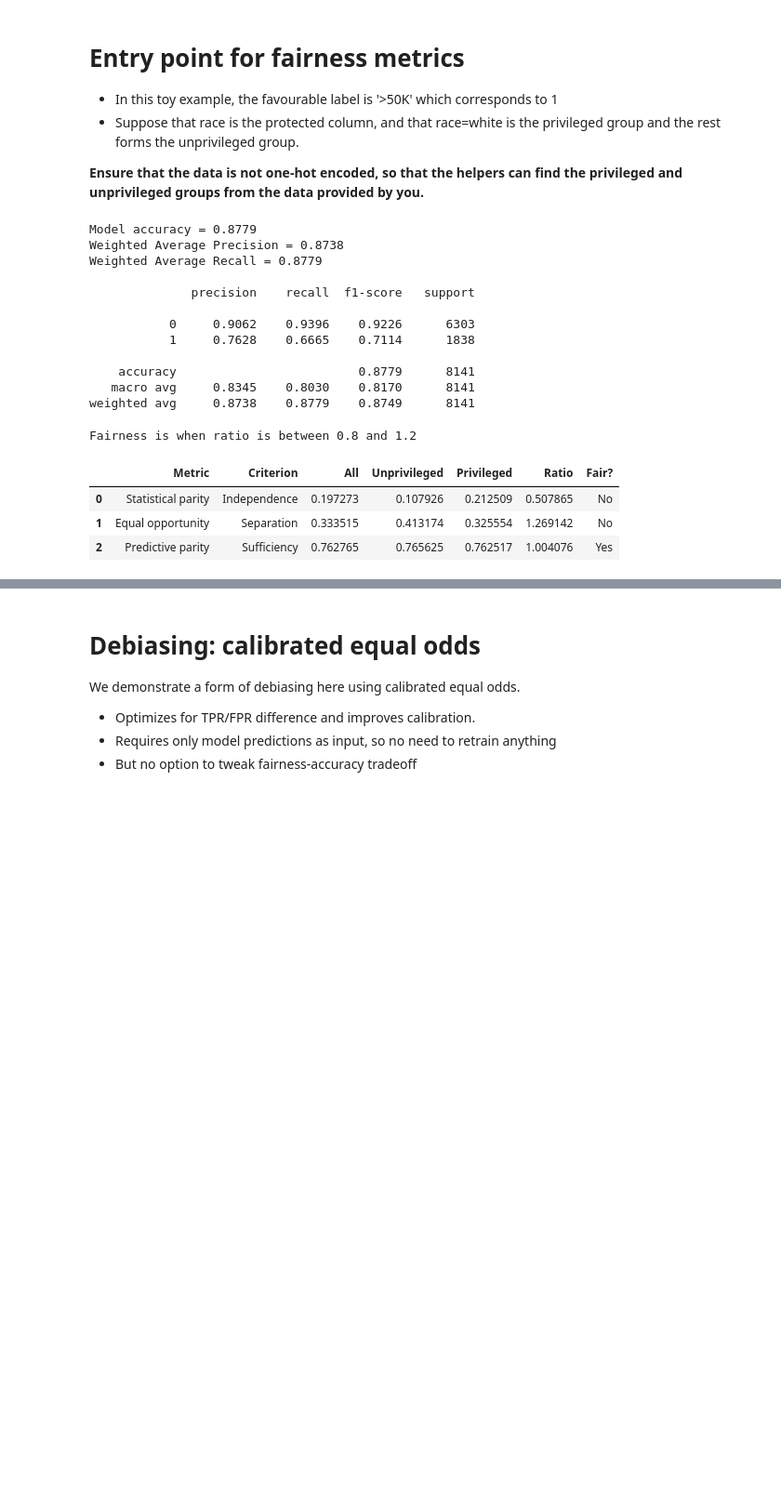
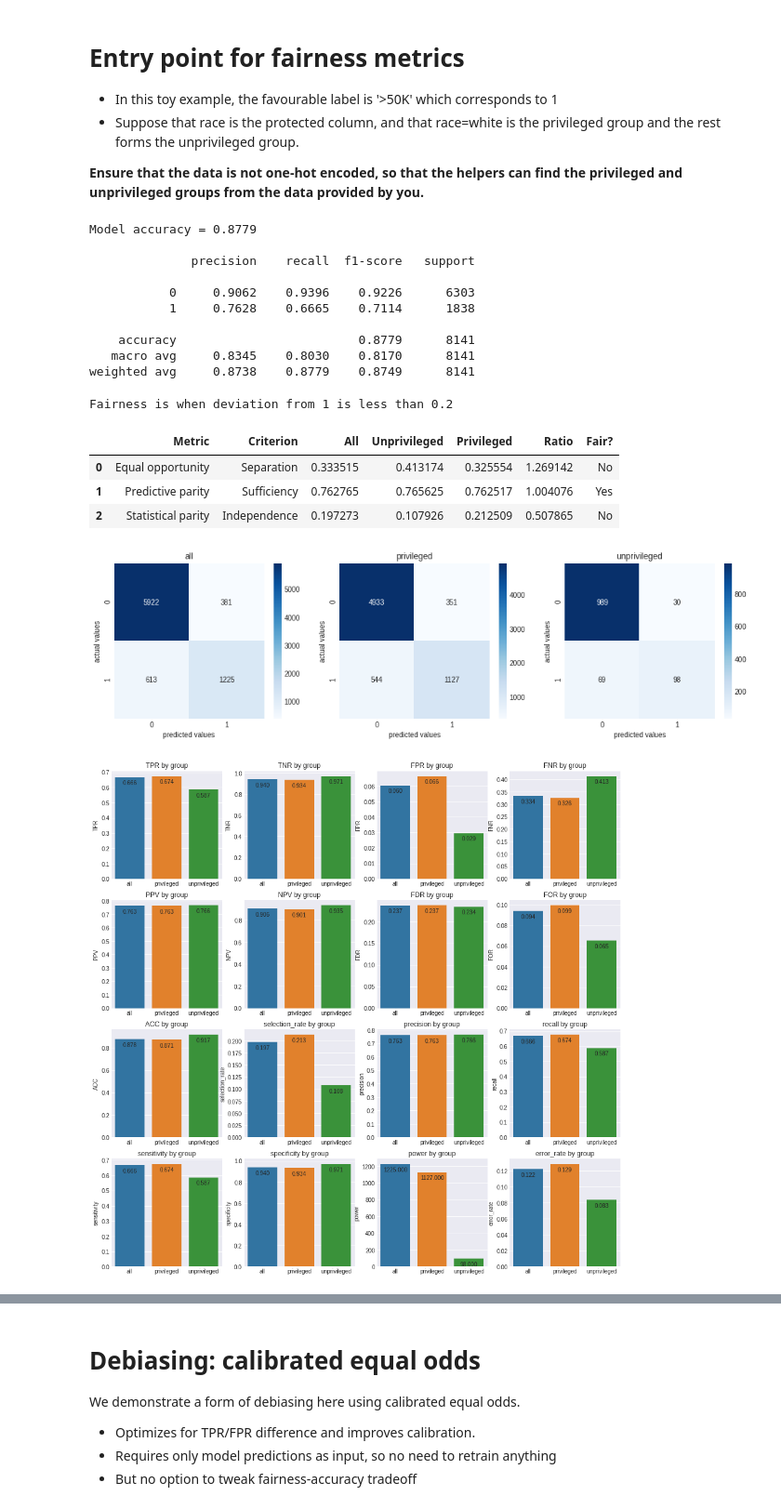
Before and after one commit to basisai/xafai-demo, a Jupyter notebook: toy_example.ipynb, the cells around one changed output, grey strips where cells are left out. Shown at 93% size. Drawn from its saved outputs; the diff is of its cells as text; code cells hidden in the pictures; blank space fills up the shorter version.

```diff
--- a/toy_example.ipynb
+++ b/toy_example.ipynb
@@ -288,16 +289,22 @@ PRIVILEGED_INFO = {
+# %%
+clf = load_pkl("output/lgb.pkl")
+
+train = pd.read_csv("output/train.csv")
+x_train = train[FEATURES]
+y_train = train[TARGET]
+
+valid = pd.read_csv("output/valid.csv")
+x_val = valid[FEATURES]
+y_val = valid[TARGET]
 # %%
 # Original model performance
 y_val_prob = clf.predict_proba(x_val)[:, 1]
 y_val_pred = (y_val_prob > 0.5).astype(int)
 
-print(f"Model accuracy = {metrics.accuracy_score(y_val, y_val_pred):.4f}")
-print("Weighted Average Precision = {:.4f}".format(metrics.precision_score(y_val, y_val_pred, average="weighted")))
-print("Weighted Average Recall = {:.4f}".format(metrics.recall_score(y_val, y_val_pred, average="weighted")), "\n")
+print(f"Model accuracy = {metrics.accuracy_score(y_val, y_val_pred):.4f}\n")
 print(metrics.classification_report(y_val, y_val_pred, digits=4))
 # %% [output]
 Model accuracy = 0.8779
-Weighted Average Precision = 0.8738
-Weighted Average Recall = 0.8779
 
               precision    recall  f1-score   support
 
@@ -307,22 +314,30 @@ Weighted Average Recall = 0.8779
     accuracy                         0.8779      8141
    macro avg     0.8345    0.8030    0.8170      8141
 weighted avg     0.8738    0.8779    0.8749      8141
+# %%
+CONFIG_FAI = {
+    'Race=White': {
+        'unprivileged_attribute_values': [0],
+        'privileged_attribute_values': [1],
+    }
+}
 # %%
 # Prepare val dataset
-grdtruth_val = prepare_dataset(x_val, y_val, **BIAS_INFO, **PRIVILEGED_INFO)
-predicted_val = prepare_dataset(x_val, y_val_pred, **BIAS_INFO, **PRIVILEGED_INFO)
+protected_attr = 'Race=White'
+
+grdtruth_val = prepare_dataset(
+    x_val, y_val, protected_attr, **CONFIG_FAI[protected_attr])
+predicted_val = prepare_dataset(
+    x_val, y_val_pred, protected_attr, **CONFIG_FAI[protected_attr])
-# %%
-# Compute fairness
-clf_metric = ClassificationMetric(grdtruth_val, predicted_val, **PRIVILEGED_INFO)
-fmeasures = compute_fairness_metrics(clf_metric)
-fmeasures["Fair?"] = fmeasures["Ratio"].apply(lambda x: "Yes" if np.abs(x - 1) < threshold else "No")
-
-print(f"Fairness is when ratio is between {1-threshold} and {1+threshold}")
-display(fmeasures.iloc[:3]
-        .style.applymap(color_red, subset=["Fair?"]))
-# %% [output]
-Fairness is when ratio is between 0.8 and 1.2
-|  | Metric | Criterion | All | Unprivileged | Privileged | Ratio | Fair? |
-| 0 | Statistical parity | Independence | 0.197273 | 0.107926 | 0.212509 | 0.507865 | No |
-| 1 | Equal opportunity | Separation | 0.333515 | 0.413174 | 0.325554 | 1.269142 | No |
-| 2 | Predictive parity | Sufficiency | 0.762765 | 0.765625 | 0.762517 | 1.004076 | Yes |
+# %%
+# Compute fairness
+fmeasures, fig_confmats, fig_perfs = get_fairness(
+    grdtruth_val, predicted_val, protected_attr, **CONFIG_FAI[protected_attr])
+# %% [output]
+Fairness is when deviation from 1 is less than 0.2
+|  | Metric | Criterion | All | Unprivileged | Privileged | Ratio | Fair? |
+| 0 | Equal opportunity | Separation | 0.333515 | 0.413174 | 0.325554 | 1.269142 | No |
+| 1 | Predictive parity | Sufficiency | 0.762765 | 0.765625 | 0.762517 | 1.004076 | Yes |
+| 2 | Statistical parity | Independence | 0.197273 | 0.107926 | 0.212509 | 0.507865 | No |
+[figure, added]
+[figure, added]
```
Also changed, not shown: parts of 22 cells of this notebook, 7 other files.
